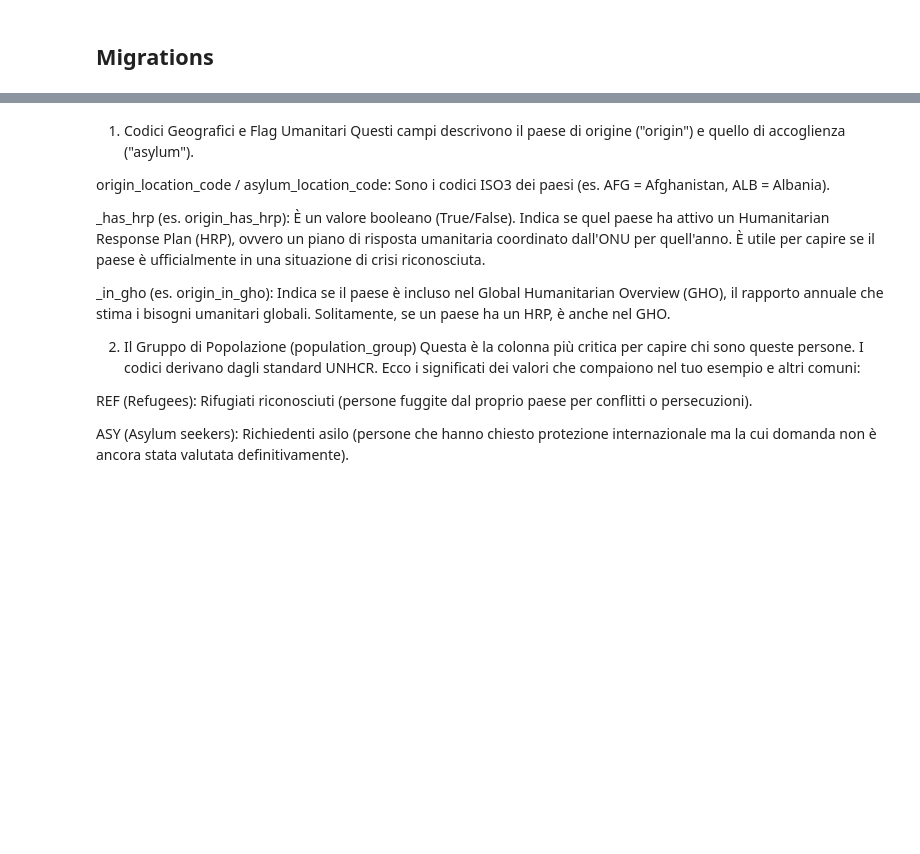
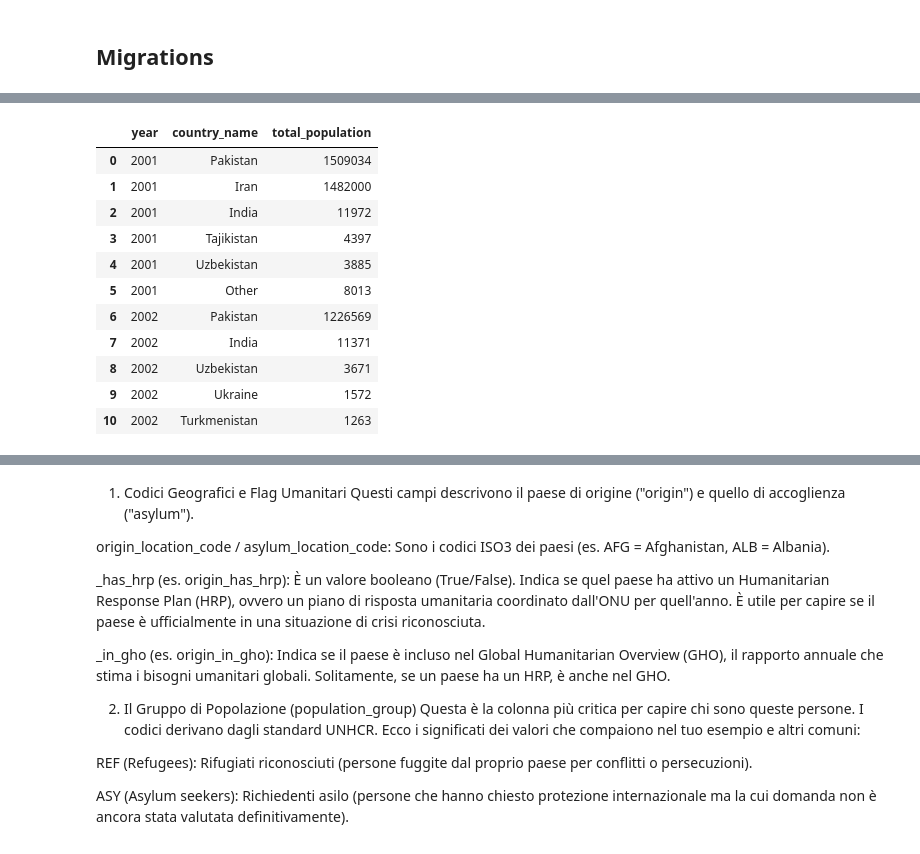
Before and after one commit to group-pi-dataviz/group-pi-dataviz.github.io, a Jupyter notebook: scripts/data_prepocessing_parte5.ipynb, the cells around one changed output, grey strips where cells are left out. Cells and saved outputs as stored; diff of their text form; code cells hidden in the pictures; blank space fills up the shorter version.

```diff
--- a/scripts/data_prepocessing_parte5.ipynb
+++ b/scripts/data_prepocessing_parte5.ipynb
@@ -27,3 +27,6 @@ def summarize_data(data):
         return None
 # %% [markdown]
 ## Migrations
+# %%
+migration_data_2000 = load_data("../data/section_5/afghanistan_migration_data_noageall.csv")
+migration_data_2000.head()
@@ -29,0 +341,15 @@ def summarize_data(data):
+# %%
+final_top_countries.head(11)
+# %% [output]
+|  | year | country_name | total_population |
+| 0 | 2001 | Pakistan | 1509034 |
+| 1 | 2001 | Iran | 1482000 |
+| 2 | 2001 | India | 11972 |
+| 3 | 2001 | Tajikistan | 4397 |
+| 4 | 2001 | Uzbekistan | 3885 |
+| 5 | 2001 | Other | 8013 |
+| 6 | 2002 | Pakistan | 1226569 |
+| 7 | 2002 | India | 11371 |
+| 8 | 2002 | Uzbekistan | 3671 |
+| 9 | 2002 | Ukraine | 1572 |
+| 10 | 2002 | Turkmenistan | 1263 |
```
Also changed, not shown: parts of 10 cells of this notebook, 3 other files.
